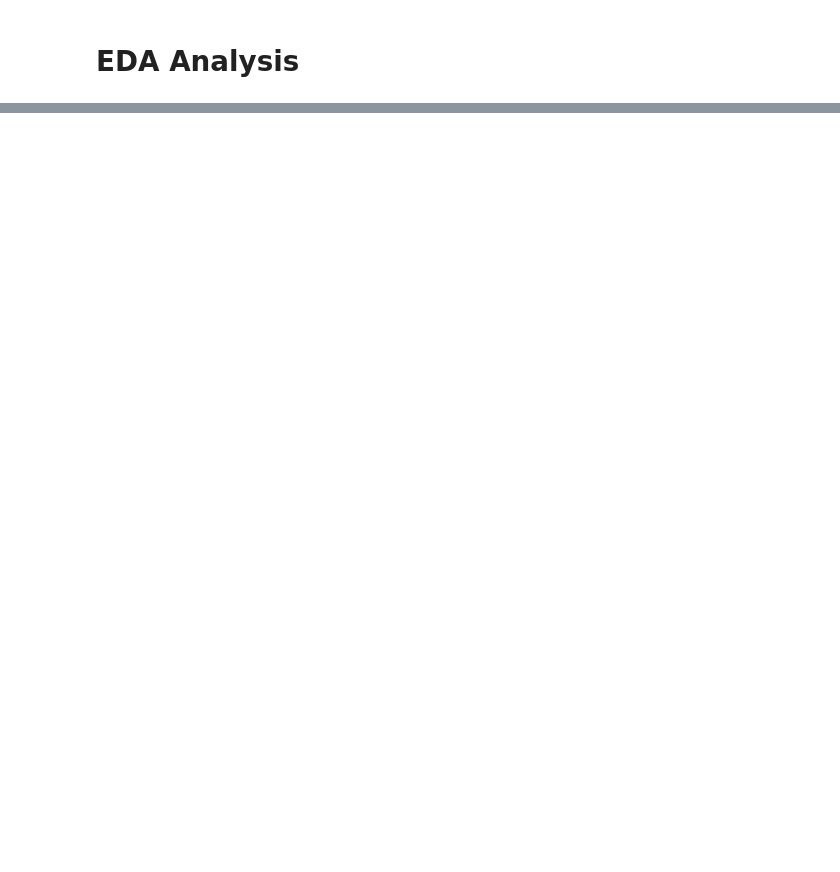
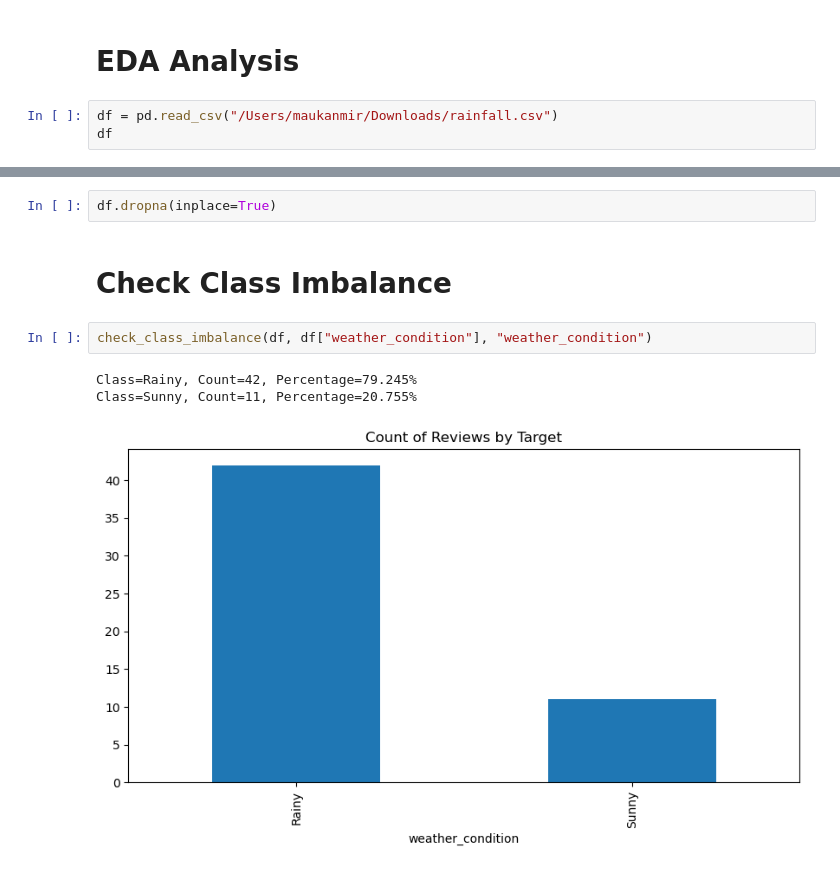
Before and after one commit to MaukanMir/Rainfall-Classification-Analysis, a Jupyter notebook: training.ipynb, the cells around one changed output, grey strips where cells are left out. Saved outputs shown, nothing was run; the diff lists cells and outputs as text; blank space fills up the shorter version.

```diff
--- a/training.ipynb
+++ b/training.ipynb
@@ -63,3 +55,6 @@ def check_class_imbalance(df:pd.DataFrame, target:pd.Series, col:str):
   plt.show()
 # %% [markdown]
 # EDA Analysis
+# %%
+df = pd.read_csv("/Users/maukanmir/Downloads/rainfall.csv")
+df
@@ -65,0 +79,10 @@ def check_class_imbalance(df:pd.DataFrame, target:pd.Series, col:str):
+# %%
+df.dropna(inplace=True)
+# %% [markdown]
+# Check Class Imbalance
+# %%
+check_class_imbalance(df, df["weather_condition"], "weather_condition")
+# %% [output]
+Class=Rainy, Count=42, Percentage=79.245%
+Class=Sunny, Count=11, Percentage=20.755%
+[figure, added]
```
Also changed, not shown: parts of 2 cells of this notebook.
